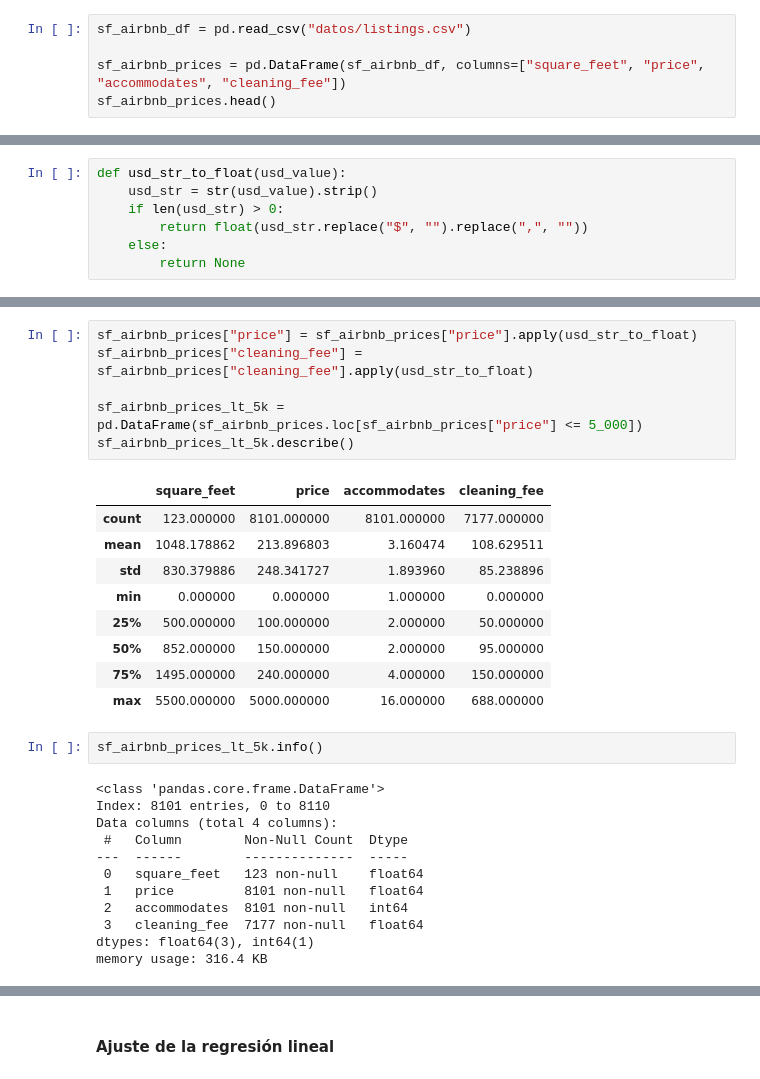
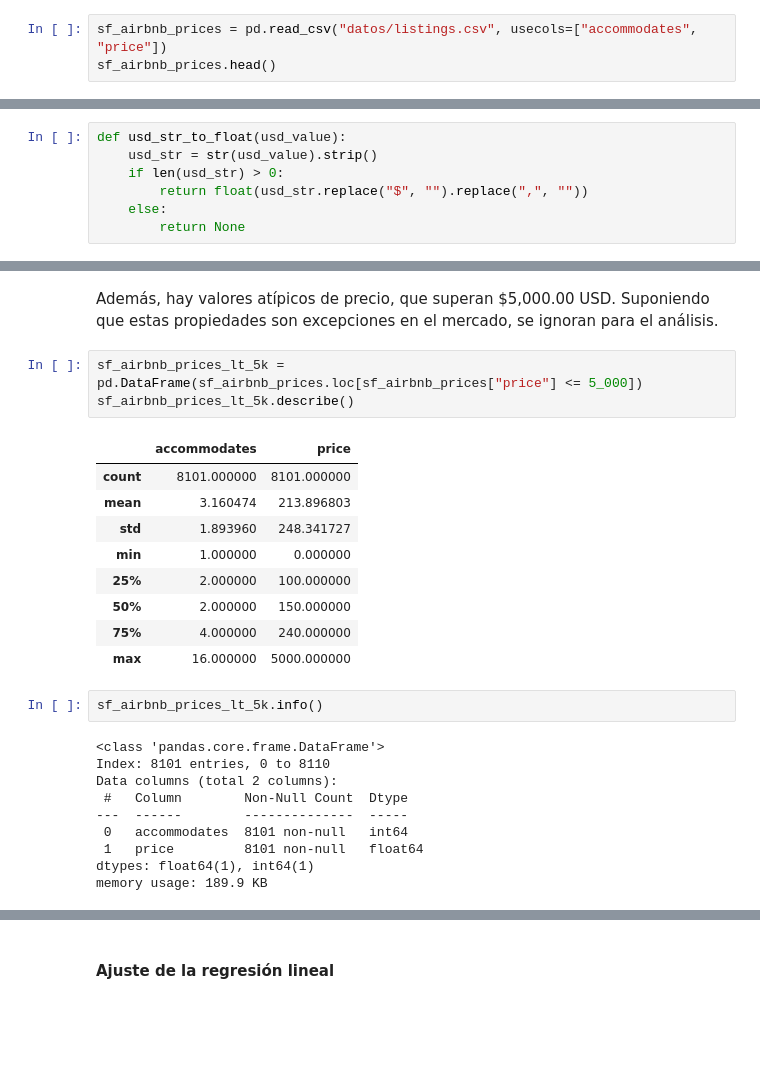
Before and after one commit to Frozen-Burrito/sim-matematica, a Jupyter notebook: actividades/2_5/regresion_lineal_scipy_sklearn_almno-1.ipynb, the cells around one changed output, grey strips where cells are left out. Cells and saved outputs as stored; diff of their text form; blank space fills up the shorter version.

```diff
--- a/actividades/2_5/regresion_lineal_scipy_sklearn_almno-1.ipynb
+++ b/actividades/2_5/regresion_lineal_scipy_sklearn_almno-1.ipynb
@@ -385,8 +385,6 @@ Como hipótesis, infiero que el precio de renta tendrá una correlación positiv
 
 El dataset está disponible en [Kaggle - San Francisco Airbnb](https://www.kaggle.com/datasets/jeploretizo/san-francisco-airbnb-listings) y originalmente fue publicado en [Inside Airbnb](https://insideairbnb.com/get-the-data/) bajo licencia CC01 1.0.
 # %%
-sf_airbnb_df = pd.read_csv("datos/listings.csv")
-
-sf_airbnb_prices = pd.DataFrame(sf_airbnb_df, columns=["square_feet", "price", "accommodates", "cleaning_fee"])
+sf_airbnb_prices = pd.read_csv("datos/listings.csv", usecols=["accommodates", "price"])
 sf_airbnb_prices.head()
 # %% [output]
@@ -408,30 +452,27 @@ def usd_str_to_float(usd_value):
+# %% [markdown]
+Además, hay valores atípicos de precio, que superan $5,000.00 USD. Suponiendo que estas propiedades son excepciones en el mercado, se ignoran para el análisis.
 # %%
-sf_airbnb_prices["price"] = sf_airbnb_prices["price"].apply(usd_str_to_float)
-sf_airbnb_prices["cleaning_fee"] = sf_airbnb_prices["cleaning_fee"].apply(usd_str_to_float)
-
 sf_airbnb_prices_lt_5k = pd.DataFrame(sf_airbnb_prices.loc[sf_airbnb_prices["price"] <= 5_000])
 sf_airbnb_prices_lt_5k.describe()
 # %% [output]
-|  | square_feet | price | accommodates | cleaning_fee |
-| count | 123.000000 | 8101.000000 | 8101.000000 | 7177.000000 |
-| mean | 1048.178862 | 213.896803 | 3.160474 | 108.629511 |
-| std | 830.379886 | 248.341727 | 1.893960 | 85.238896 |
-| min | 0.000000 | 0.000000 | 1.000000 | 0.000000 |
-| 25% | 500.000000 | 100.000000 | 2.000000 | 50.000000 |
-| 50% | 852.000000 | 150.000000 | 2.000000 | 95.000000 |
-| 75% | 1495.000000 | 240.000000 | 4.000000 | 150.000000 |
-| max | 5500.000000 | 5000.000000 | 16.000000 | 688.000000 |
+|  | accommodates | price |
+| count | 8101.000000 | 8101.000000 |
+| mean | 3.160474 | 213.896803 |
+| std | 1.893960 | 248.341727 |
+| min | 1.000000 | 0.000000 |
+| 25% | 2.000000 | 100.000000 |
+| 50% | 2.000000 | 150.000000 |
+| 75% | 4.000000 | 240.000000 |
+| max | 16.000000 | 5000.000000 |
 # %%
 sf_airbnb_prices_lt_5k.info()
 # %% [output]
 <class 'pandas.core.frame.DataFrame'>
 Index: 8101 entries, 0 to 8110
-Data columns (total 4 columns):
+Data columns (total 2 columns):
  #   Column        Non-Null Count  Dtype
 ---  ------        --------------  -----
- 0   square_feet   123 non-null    float64
+ 0   accommodates  8101 non-null   int64
  1   price         8101 non-null   float64
- 2   accommodates  8101 non-null   int64
- 3   cleaning_fee  7177 non-null   float64
-dtypes: float64(3), int64(1)
-memory usage: 316.4 KB
+dtypes: float64(1), int64(1)
+memory usage: 189.9 KB
```
Also changed, not shown: parts of 19 cells of this notebook, 7 other files.
